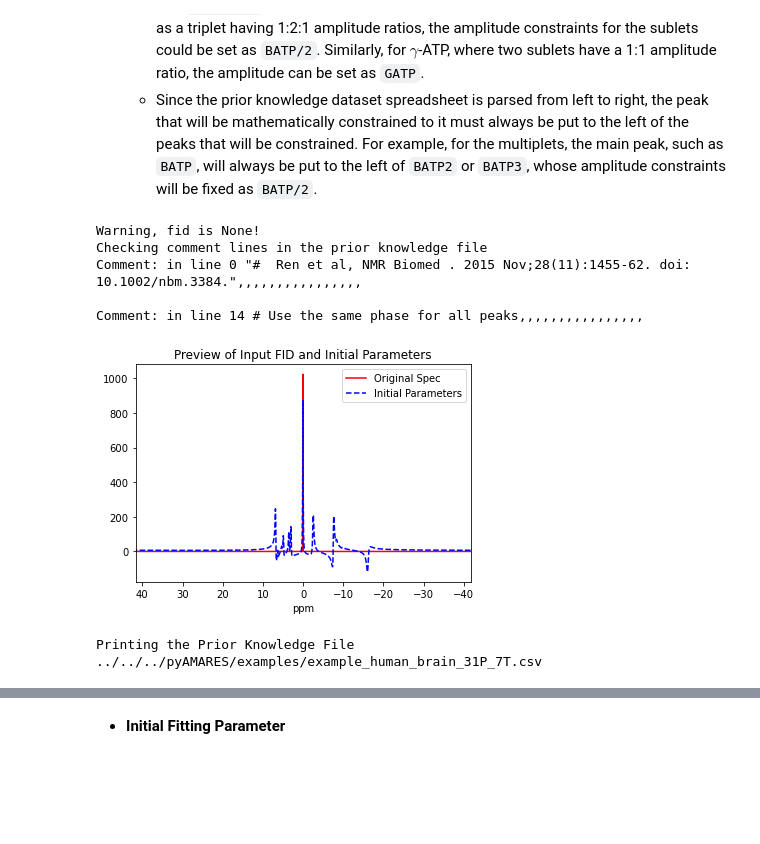
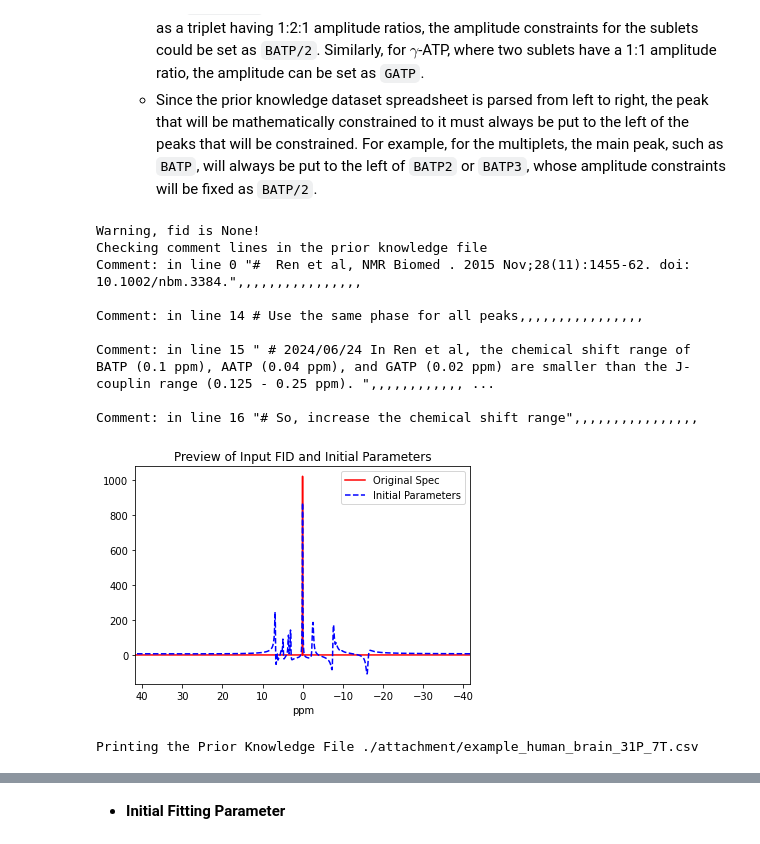
Before and after one commit to HawkMRS/pyAMARES, a Jupyter notebook: docs/source/notebooks/priorknowledge.ipynb, the cells around one changed output, grey strips where cells are left out. Drawn from its saved outputs; the diff is of its cells as text; code cells hidden in the pictures; blank space fills up the shorter version.

```diff
--- a/docs/source/notebooks/priorknowledge.ipynb
+++ b/docs/source/notebooks/priorknowledge.ipynb
@@ -78,16 +78,20 @@ Printing the Prior Knowledge File attachment/singlet.csv
     - Since the prior knowledge dataset spreadsheet is parsed from left to right, the peak that will be mathematically constrained to it must always be put to the left of the peaks that will be constrained. For example, for the multiplets, the main peak, such as `BATP`, will always be put to the left of `BATP2` or `BATP3`, whose amplitude constraints will be fixed as `BATP/2`.
 # %%
 multiplet_obj =  pyAMARES.initialize_FID(fid=None,
-                                priorknowledgefile='../../../pyAMARES/examples/example_human_brain_31P_7T.csv',
+                                priorknowledgefile='./attachment/example_human_brain_31P_7T.csv',
                                 preview=True)
 # %% [output]
 Warning, fid is None!
 Checking comment lines in the prior knowledge file
 Comment: in line 0 "#  Ren et al, NMR Biomed . 2015 Nov;28(11):1455-62. doi: 10.1002/nbm.3384.",,,,,,,,,,,,,,,,
 
 Comment: in line 14 # Use the same phase for all peaks,,,,,,,,,,,,,,,,
+
+Comment: in line 15 " # 2024/06/24 In Ren et al, the chemical shift range of BATP (0.1 ppm), AATP (0.04 ppm), and GATP (0.02 ppm) are smaller than the J-couplin range (0.125 - 0.25 ppm). ",,,,,,,,,,,, ...
+
+Comment: in line 16 "# So, increase the chemical shift range",,,,,,,,,,,,,,,,
-[figure, old version]
+[figure, new version]
-Printing the Prior Knowledge File ../../../pyAMARES/examples/example_human_brain_31P_7T.csv
+Printing the Prior Knowledge File ./attachment/example_human_brain_31P_7T.csv
 |  | BATP | BATP2 | BATP3 | AATP | AATP2 | GATP | GATP2 | UDPG | NAD | PCr | GPC | ... |
 | Index |  |  |  |  |  |  |  |  |  |  |  | ... |
 | Initial Values | NaN | NaN | NaN | NaN | NaN | NaN | NaN | NaN | NaN | NaN | NaN | ... |
```
Also changed, not shown: parts of 3 cells of this notebook, 6 other files.
